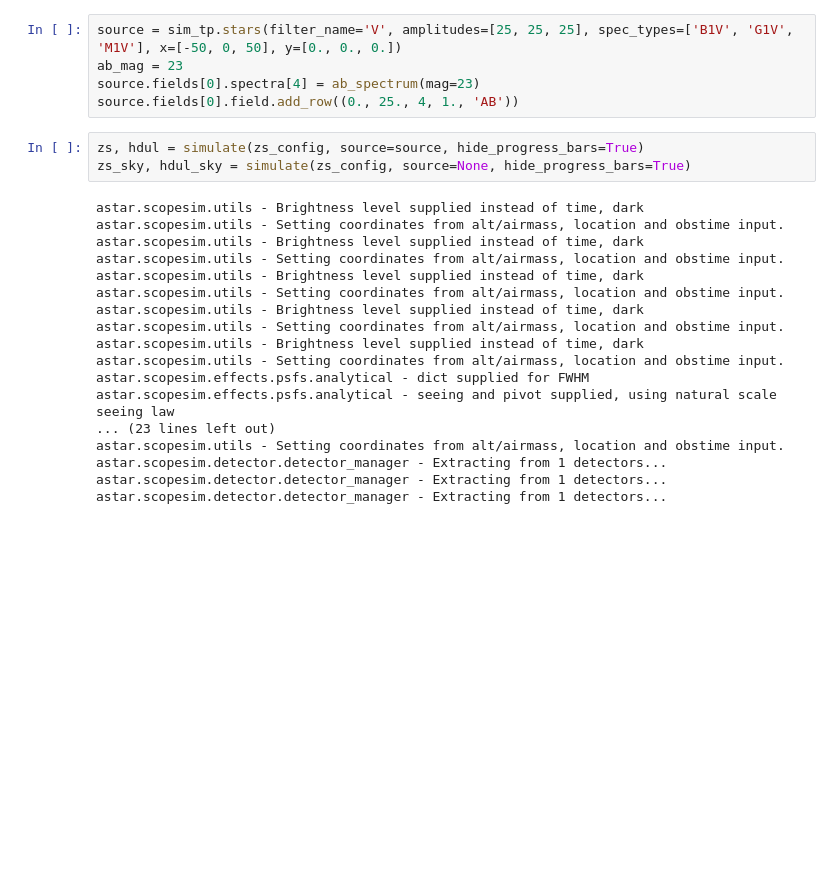
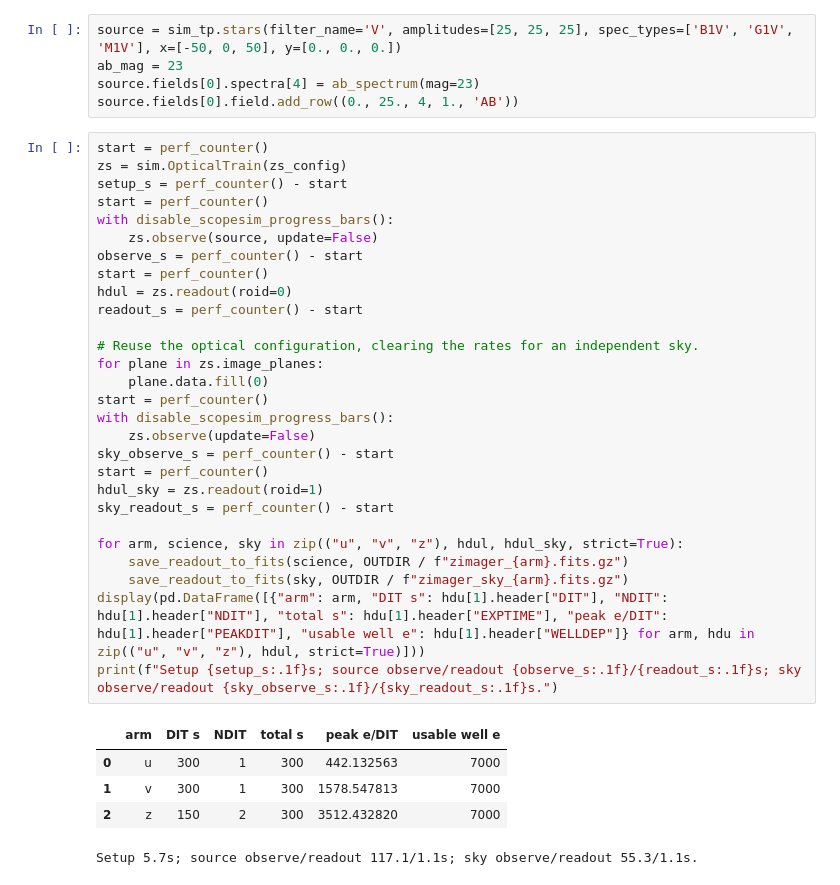
Before and after one commit to CaltechOpticalObservatories/zs-scopesim, a Jupyter notebook: notebooks/06_ZImager.ipynb, the cells around one changed output. Drawn from its saved outputs; the diff is of its cells as text; blank space fills up the shorter version.

```diff
--- a/notebooks/06_ZImager.ipynb
+++ b/notebooks/06_ZImager.ipynb
@@ -78,26 +87,39 @@ ab_mag = 23
 source.fields[0].spectra[4] = ab_spectrum(mag=23)
 source.fields[0].field.add_row((0., 25., 4, 1., 'AB'))
 # %%
-zs, hdul = simulate(zs_config, source=source, hide_progress_bars=True)
-zs_sky, hdul_sky = simulate(zs_config, source=None, hide_progress_bars=True)
+start = perf_counter()
+zs = sim.OpticalTrain(zs_config)
+setup_s = perf_counter() - start
+start = perf_counter()
+with disable_scopesim_progress_bars():
+    zs.observe(source, update=False)
+observe_s = perf_counter() - start
+start = perf_counter()
+hdul = zs.readout(roid=0)
+readout_s = perf_counter() - start
+
+# Reuse the optical configuration, clearing the rates for an independent sky.
+for plane in zs.image_planes:
+    plane.data.fill(0)
+start = perf_counter()
+with disable_scopesim_progress_bars():
+    zs.observe(update=False)
+sky_observe_s = perf_counter() - start
+start = perf_counter()
+hdul_sky = zs.readout(roid=1)
+sky_readout_s = perf_counter() - start
+
+for arm, science, sky in zip(("u", "v", "z"), hdul, hdul_sky, strict=True):
+    save_readout_to_fits(science, OUTDIR / f"zimager_{arm}.fits.gz")
+    save_readout_to_fits(sky, OUTDIR / f"zimager_sky_{arm}.fits.gz")
+display(pd.DataFrame([{"arm": arm, "DIT s": hdu[1].header["DIT"], "NDIT": hdu[1].header["NDIT"], "total s": hdu[1].header["EXPTIME"], "peak e/DIT": hdu[1].header["PEAKDIT"], "usable well e": hdu[1].header["WELLDEP"]} for arm, hdu in zip(("u", "v", "z"), hdul, strict=True)]))
+print(f"Setup {setup_s:.1f}s; source observe/readout {observe_s:.1f}/{readout_s:.1f}s; sky observe/readout {sky_observe_s:.1f}/{sky_readout_s:.1f}s.")
 # %% [output]
+|  | arm | DIT s | NDIT | total s | peak e/DIT | usable well e |
+| 0 | u | 300 | 1 | 300 | 442.132563 | 7000 |
+| 1 | v | 300 | 1 | 300 | 1578.547813 | 7000 |
+| 2 | z | 150 | 2 | 300 | 3512.432820 | 7000 |
-astar.scopesim.utils - Brightness level supplied instead of time, dark
-astar.scopesim.utils - Setting coordinates from alt/airmass, location and obstime input.
-astar.scopesim.utils - Brightness level supplied instead of time, dark
-astar.scopesim.utils - Setting coordinates from alt/airmass, location and obstime input.
-astar.scopesim.utils - Brightness level supplied instead of time, dark
-astar.scopesim.utils - Setting coordinates from alt/airmass, location and obstime input.
-astar.scopesim.utils - Brightness level supplied instead of time, dark
-astar.scopesim.utils - Setting coordinates from alt/airmass, location and obstime input.
-astar.scopesim.utils - Brightness level supplied instead of time, dark
-astar.scopesim.utils - Setting coordinates from alt/airmass, location and obstime input.
-astar.scopesim.effects.psfs.analytical - dict supplied for FWHM
-astar.scopesim.effects.psfs.analytical - seeing and pivot supplied, using natural scale seeing law
-... (23 lines left out)
-astar.scopesim.utils - Setting coordinates from alt/airmass, location and obstime input.
-astar.scopesim.detector.detector_manager - Extracting from 1 detectors...
-astar.scopesim.detector.detector_manager - Extracting from 1 detectors...
-astar.scopesim.detector.detector_manager - Extracting from 1 detectors...
+Setup 5.7s; source observe/readout 117.1/1.1s; sky observe/readout 55.3/1.1s.
 # %%
 fig, ax = plt.subplots(3, 1, figsize=(10, 18))
 for i, (hdu, hdu_sky) in enumerate(zip(hdul, hdul_sky)):
```
Also changed, not shown: parts of 7 cells of this notebook, 2 other files.
